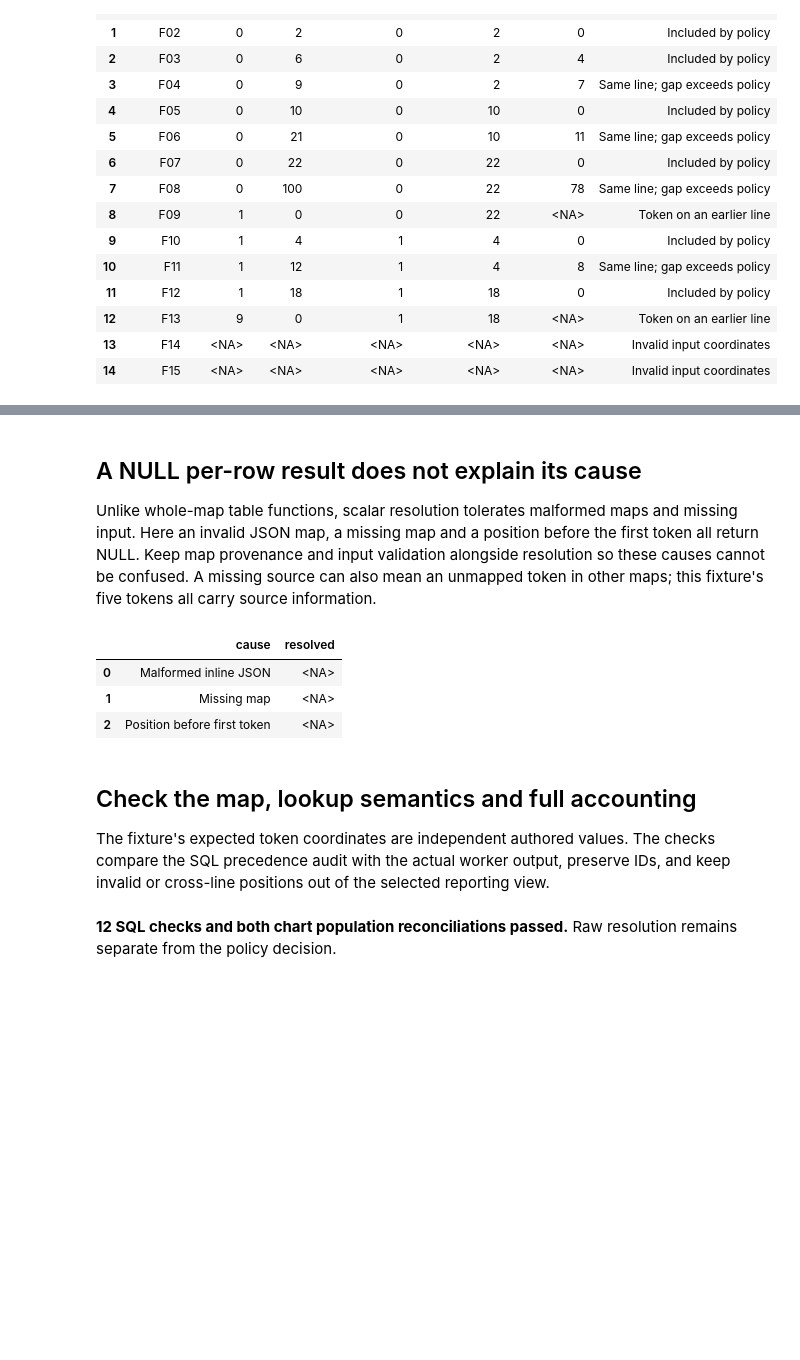
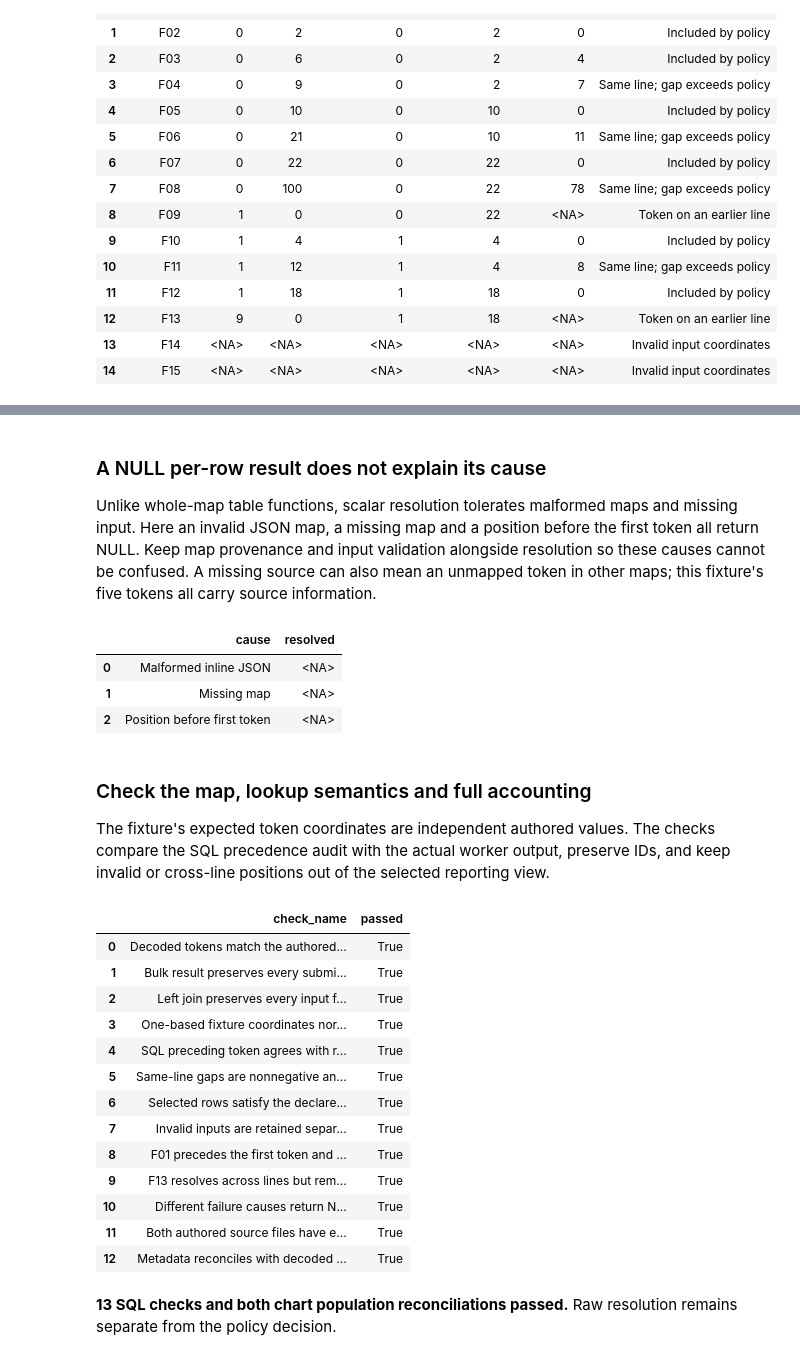
Before and after one commit to Query-farm/vgi-sourcemap, a Jupyter notebook: notebooks/01_a_resolved_frame_still_needs_context.ipynb, the cells around one changed output, grey strips where cells are left out. Drawn from its saved outputs; the diff is of its cells as text; code cells hidden in the pictures; blank space fills up the shorter version.

```diff
--- a/notebooks/01_a_resolved_frame_still_needs_context.ipynb
+++ b/notebooks/01_a_resolved_frame_still_needs_context.ipynb
@@ -30,21 +46,12 @@ MAX_COLUMN_GAP = 4
 # %%
-import os
+from vgi_notebooks import check_runtime, connect, prepare, theme, prose
+from IPython.display import display
 
-os.environ["PLOOMBER_STATS_ENABLED"] = "false"
-import haybarn
-import pandas as pd
-import matplotlib.pyplot as plt
-from matplotlib.ticker import MaxNLocator, ScalarFormatter
-from notebook_support import finish, prose, theme
+check_runtime()
+prepare("sourcemap")
+import sourcemap_example as example
 
 if type(MAX_COLUMN_GAP) is not int or MAX_COLUMN_GAP < 0:
     raise ValueError("MAX_COLUMN_GAP must be a nonnegative integer.")
-gaps = counts = checks = summary = pd.DataFrame()
 theme()
-con = haybarn.connect()
-%load_ext sql
-%config SqlMagic.autopandas = True
-%config SqlMagic.feedback = False
-%config SqlMagic.displaycon = False
-%sql con
-%matplotlib inline
+session = connect(globals())
@@ -303,26 +305,8 @@ WITH states(state,sort_order) AS (VALUES
 SELECT state,count(frame_id) AS frames FROM states
 LEFT JOIN audited_frames ON review_state=state GROUP BY state,sort_order ORDER BY sort_order;
 # %%
-fig, ax = plt.subplots(figsize=(12, 7))
-bars = ax.barh(
-    counts.state,
-    counts.frames,
-    color=["#267358", "#c57b40", "#456fba", "#a3aea6", "#718177"],
-    height=0.55,
-)
-ax.bar_label(bars, padding=6, fontsize=12)
-ax.invert_yaxis()
-ax.set_xlim(0, max(1, int(counts.frames.max())) * 1.25)
-ax.xaxis.set_major_locator(MaxNLocator(integer=True))
-ax.set_xlabel("Synthetic stack-frame rows · Full input denominator")
-ax.grid(axis="y", visible=False)
-finish(
-    fig,
-    "A reporting policy changes coverage",
-    f"Maximum gap: {MAX_COLUMN_GAP} columns · All frames retained in the audit",
-    "02_frame_accounting.png",
-    bottom=0.12,
-)
+counts = globals()["counts"]
+example.plot_counts(counts, MAX_COLUMN_GAP)
 included = int(counts.loc[counts.state == "Included by policy", "frames"].iloc[0])
 total = int(counts.frames.sum())
 raw_count = con.execute("SELECT count(*) FROM raw_resolutions WHERE source IS NOT NULL").fetchone()[
@@ -361,7 +345,7 @@ WHERE a.review_state='Included by policy' ORDER BY a.frame_id;
 | 4 | F10 | /src/price.js | 2 | 3 | round | return round(item.total); |
 | 5 | F12 | /src/checkout.js | 3 | 3 | submit | return submit(cart); |
 # %% [markdown]
-## A NULL per-row result does not explain its cause
+### A NULL per-row result does not explain its cause
 
 Unlike whole-map table functions, scalar resolution tolerates malformed maps and
 missing input. Here an invalid JSON map, a missing map and a position before the first
@@ -381,7 +365,7 @@ SELECT * FROM null_examples;
 | 1 | Missing map | <NA> |
 | 2 | Position before first token | <NA> |
 # %% [markdown]
-## Check the map, lookup semantics and full accounting
+### Check the map, lookup semantics and full accounting
 
 The fixture's expected token coordinates are independent authored values. The checks
 compare the SQL precedence audit with the actual worker output, preserve IDs, and
@@ -422,13 +409,29 @@ UNION ALL SELECT 'Both authored source files have embedded content',
 # %%
+checks = globals()["checks"]
+display(checks)
 assert checks.passed.all(), checks.loc[~checks.passed].to_dict("records")
 assert int(counts.frames.sum()) == con.execute("SELECT count(*) FROM frames").fetchone()[0]
 assert (
     len(gaps)
     == con.execute("SELECT count(*) FROM audited_frames WHERE column_gap IS NOT NULL").fetchone()[0]
 )
 prose(
     f"**{len(checks)} SQL checks and both chart population reconciliations passed.** Raw resolution remains separate from the policy decision."
 )
 # %% [output]
+|  | check_name | passed |
+| 0 | Decoded tokens match the authored... | True |
+| 1 | Bulk result preserves every submi... | True |
+| 2 | Left join preserves every input f... | True |
+| 3 | One-based fixture coordinates nor... | True |
+| 4 | SQL preceding token agrees with r... | True |
+| 5 | Same-line gaps are nonnegative an... | True |
+| 6 | Selected rows satisfy the declare... | True |
+| 7 | Invalid inputs are retained separ... | True |
+| 8 | F01 precedes the first token and ... | True |
+| 9 | F13 resolves across lines but rem... | True |
+| 10 | Different failure causes return N... | True |
+| 11 | Both authored source files have e... | True |
+| 12 | Metadata reconciles with decoded ... | True |
-**12 SQL checks and both chart population reconciliations passed.** Raw resolution remains separate from the policy decision.
+**13 SQL checks and both chart population reconciliations passed.** Raw resolution remains separate from the policy decision.
 # %% [markdown]
```
Also changed, not shown: parts of 23 cells of this notebook, 12 other files.
